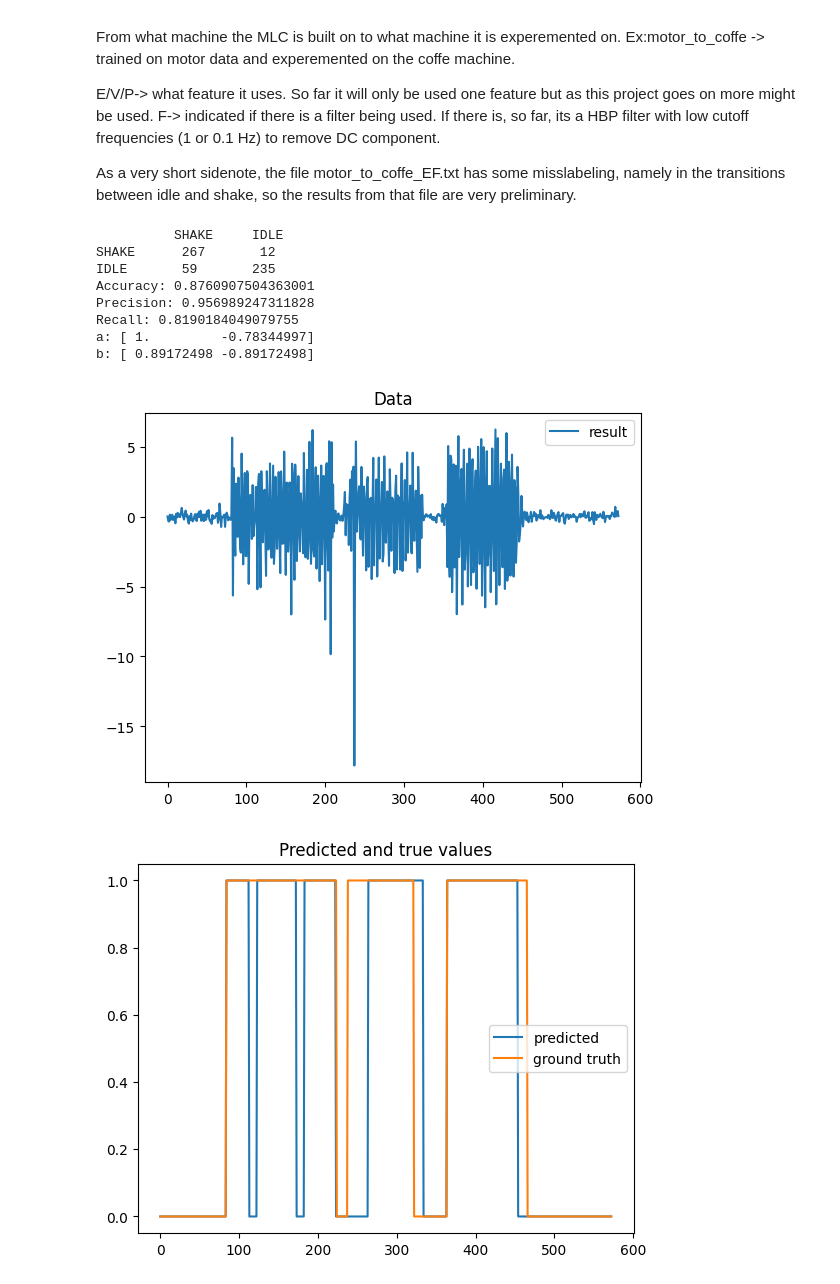
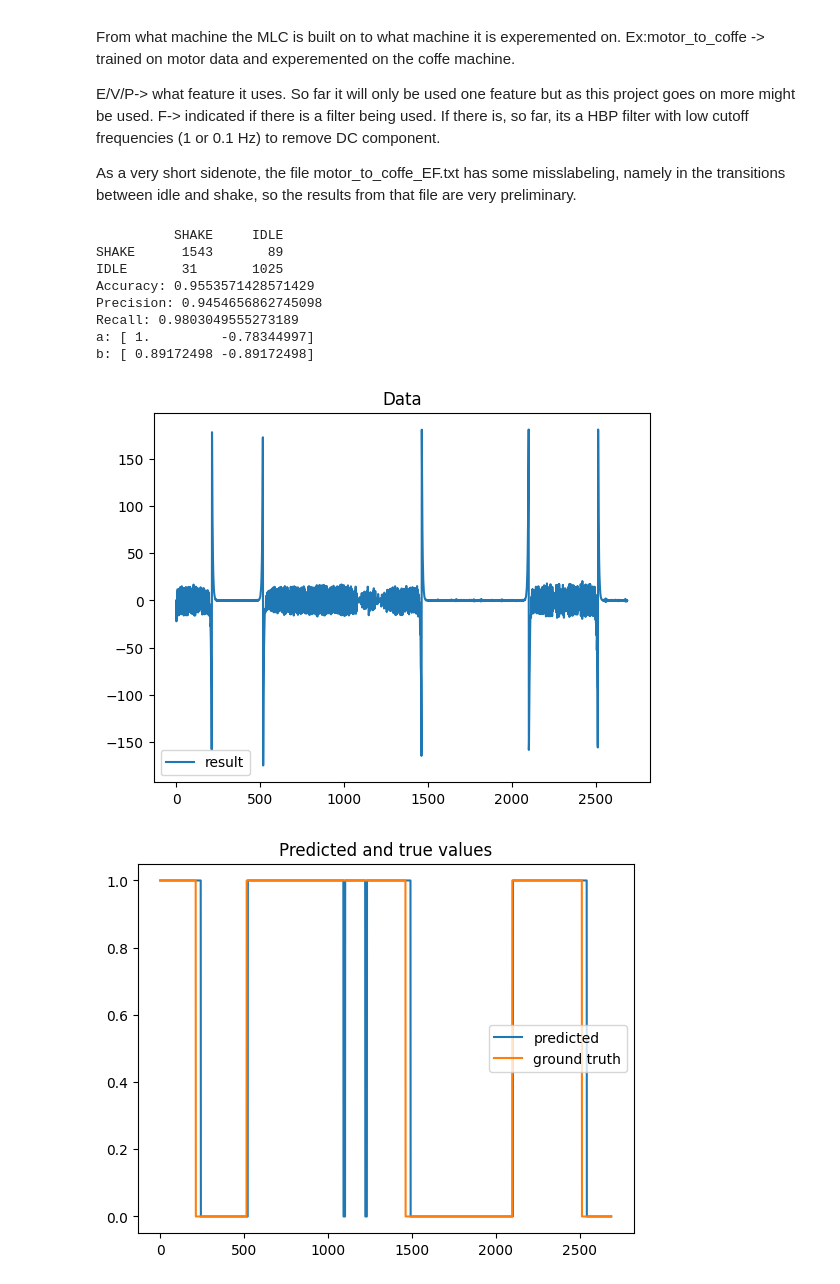
Before and after one commit to danielcostapaulo/IoTHybridSolution, a Jupyter notebook: plot_data/plot_data.ipynb, the cells around one changed output. Saved outputs shown, nothing was run; the diff lists cells and outputs as text; code cells hidden in the pictures.

```diff
--- a/plot_data/plot_data.ipynb
+++ b/plot_data/plot_data.ipynb
@@ -193,7 +193,7 @@ F-> indicated if there is a filter being used. If there is, so far, its a HBP fi
 As a very short sidenote, the file motor_to_coffe_EF.txt has some misslabeling, namely in the transitions between idle and shake, so the results from that file are very preliminary.
 # %%
 os.chdir(r'C:\Users\danip\OneDrive\Desktop\IST-vibration\Data\results')
-file_result=open("motor_to_coffe_EF.txt",'r')
+file_result=open("motor_to_motor_EF.txt",'r')
 result_data_raw=file_result.readlines()
 result_float,med_res_x,med_res_y,med_res_z=process_raw(result_data_raw)
 TP=0
@@ -217,52 +217,52 @@ print("Accuracy:",(TP+TN)/(TP+TN+FP+FN))
 print("Precision:",TP/(TP+FP))
 print("Recall:",TP/(TP+FN))
 result_V=[]
+for line in result_float:
+    result_V.append(math.sqrt(line[0]*line[0]+line[1]*line[1]+line[2]*line[2]))
 filter_mode=input("Filter signals?(y/n):")
 if filter_mode=='y':
     filter_frequency=float(input("Enter filter frequency:"))
-    for line in result_float:
-        result_V.append(math.sqrt(line[0]*line[0]+line[1]*line[1]+line[2]*line[2]))
     b,a=scipy.signal.butter(1,2*filter_frequency/26,btype='high')
     print("a:",a)
     print("b:",b)
     result_V=scipy.signal.filtfilt(b,a,result_V)
-    if filter_mode=='n':
-        for line in result_float:
-            result_V.append(math.sqrt(line[0]*line[0]+line[1]*line[1]+line[2]*line[2]))
 plt.plot(result_V,label="result")
 plt.title("Data")
 plt.legend()
 plt.show()
 GT=[]
 Pred=[]
 for line in result_float:
     GT.append(line[4])
     Pred.append(line[3])
 plt.plot(Pred,label='predicted')
 plt.plot(GT,label='ground truth')
 plt.legend()
 plt.title("Predicted and true values")
 plt.show()
 
 window_size=10
+filter_feautures=input("Filter features?(y/n):")
 result_features=energy(result_V,window_size)
+if filter_feautures=='y':
+    result_features=[i for i in result_features if i<2000]
 plt.figure()
 plt.plot(result_features,label='result')
 plt.legend()
 plt.title("Features in plot")
 plt.figure()
 plt.hist(result_features,label='result')
 plt.title("Features in histogram")
 plt.legend()
 plt.show()
 # %% [output]
           SHAKE     IDLE
-SHAKE      267       12
-IDLE       59       235
-Accuracy: 0.8760907504363001
-Precision: 0.956989247311828
-Recall: 0.8190184049079755
+SHAKE      1543       89
+IDLE       31       1025
+Accuracy: 0.9553571428571429
+Precision: 0.9454656862745098
+Recall: 0.9803049555273189
 a: [ 1.         -0.78344997]
 b: [ 0.89172498 -0.89172498]
-[figure, old version]
+[figure, new version]
-[figure, old version]
+[figure, new version]
```
Also changed, not shown: parts of 1 cell of this notebook.
